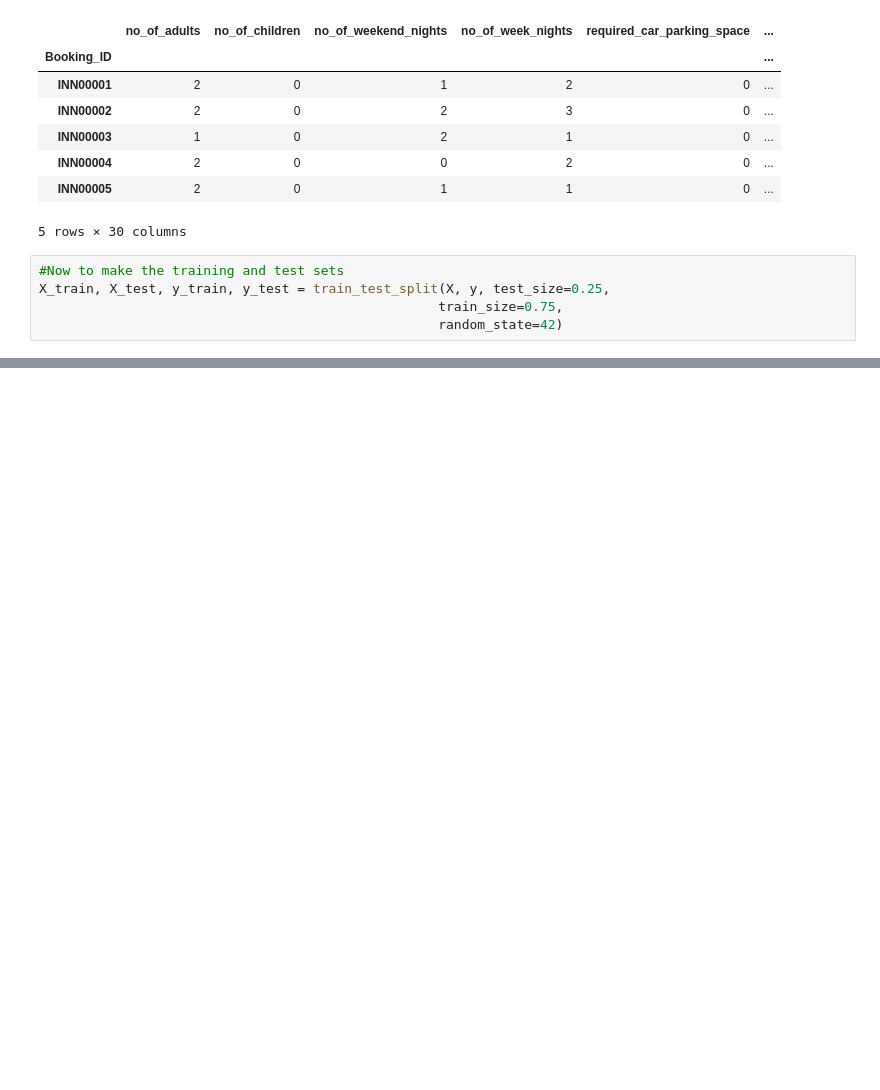
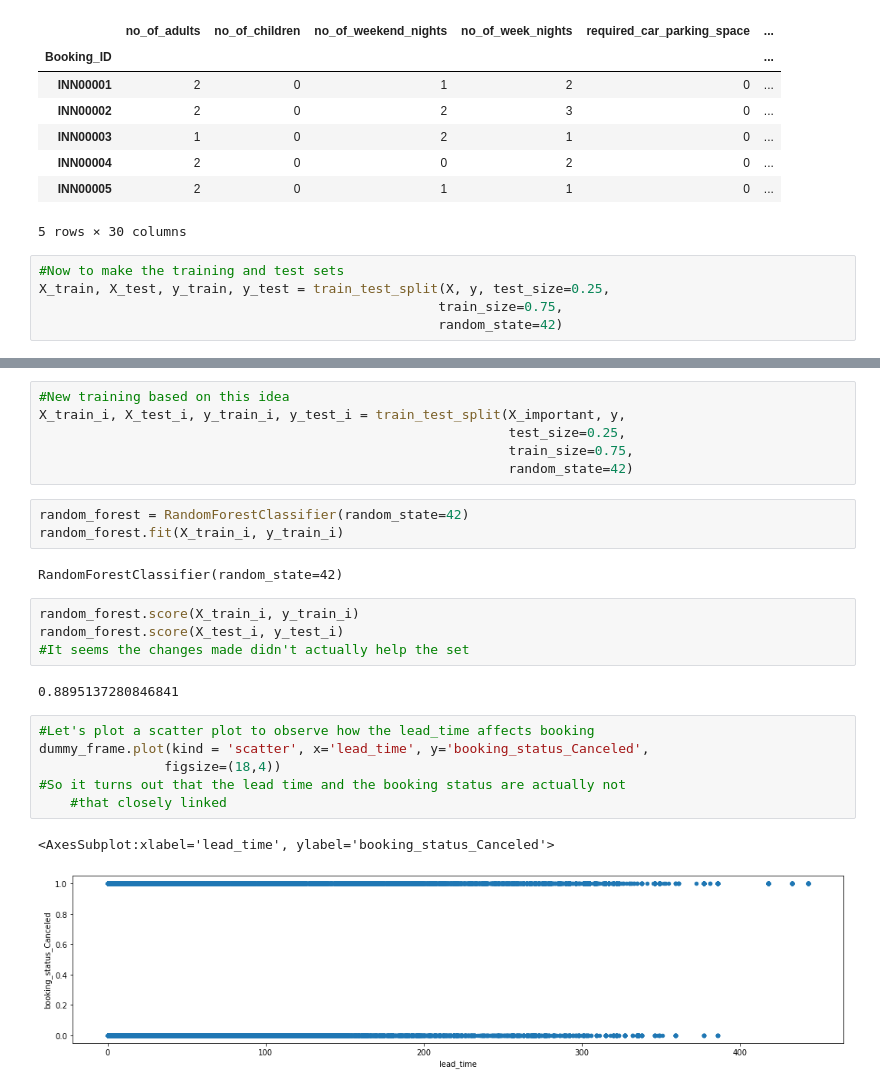
Before and after one commit to maagupta/CapstoneProjectMaanikGupta, a Jupyter notebook: Capstone2MaanikGupta.ipynb, the cells around one changed output, grey strips where cells are left out. Saved outputs shown, nothing was run; the diff lists cells and outputs as text; blank space fills up the shorter version.

```diff
--- a/Capstone2MaanikGupta.ipynb
+++ b/Capstone2MaanikGupta.ipynb
@@ -148,0 +182,26 @@ random_forest4 = RandomForestRegressor(n_estimators=1000)
+# %%
+#New training based on this idea
+X_train_i, X_test_i, y_train_i, y_test_i = train_test_split(X_important, y,
+                                                            test_size=0.25,
+                                                            train_size=0.75,
+                                                            random_state=42)
+# %%
+random_forest = RandomForestClassifier(random_state=42)
+random_forest.fit(X_train_i, y_train_i)
+# %% [output]
+RandomForestClassifier(random_state=42)
+# %%
+random_forest.score(X_train_i, y_train_i)
+random_forest.score(X_test_i, y_test_i)
+#It seems the changes made didn't actually help the set
+# %% [output]
+0.8895137280846841
+# %%
+#Let's plot a scatter plot to observe how the lead_time affects booking
+dummy_frame.plot(kind = 'scatter', x='lead_time', y='booking_status_Canceled',
+                figsize=(18,4))
+#So it turns out that the lead time and the booking status are actually not
+    #that closely linked
+# %% [output]
+<AxesSubplot:xlabel='lead_time', ylabel='booking_status_Canceled'>
+[figure, added]
```
Also changed, not shown: parts of 22 cells of this notebook.
